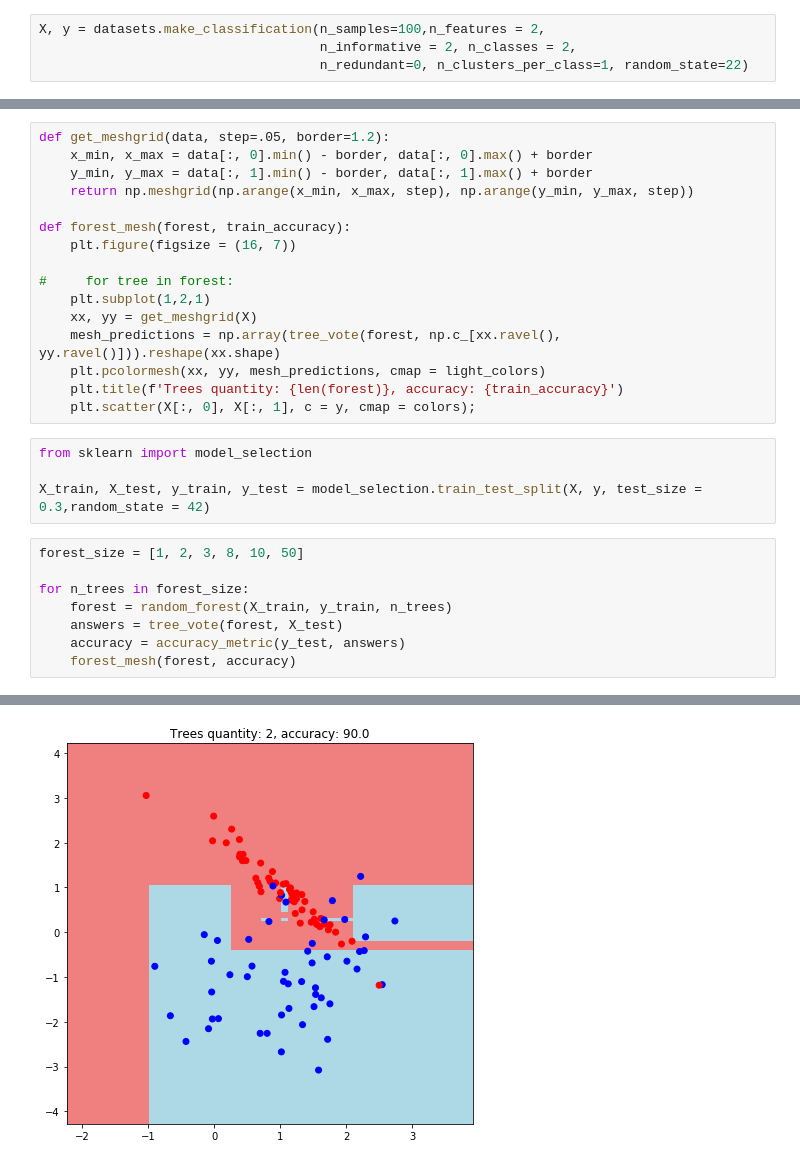
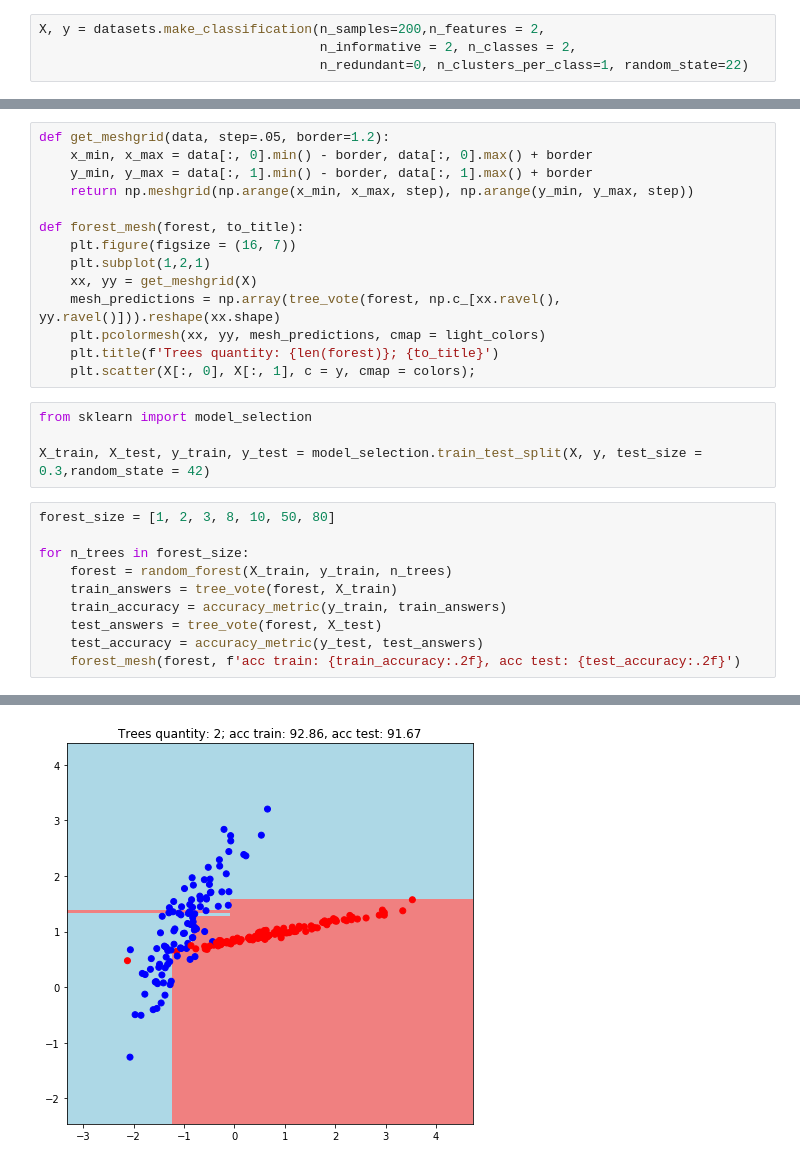
Before and after one commit to fogugy/gb_algorithms, a Jupyter notebook: hw5.ipynb, the cells around one changed output, grey strips where cells are left out. Drawn from its saved outputs; the diff is of its cells as text.

```diff
--- a/hw5.ipynb
+++ b/hw5.ipynb
@@ -7,7 +7,7 @@ from sklearn import datasets
 
 import numpy as np
 # %%
-X, y = datasets.make_classification(n_samples=100,n_features = 2,
+X, y = datasets.make_classification(n_samples=200,n_features = 2,
                                     n_informative = 2, n_classes = 2,
                                     n_redundant=0, n_clusters_per_class=1, random_state=22)
 # %%
@@ -219,26 +223,26 @@ def get_meshgrid(data, step=.05, border=1.2):
     y_min, y_max = data[:, 1].min() - border, data[:, 1].max() + border
     return np.meshgrid(np.arange(x_min, x_max, step), np.arange(y_min, y_max, step))
 
-def forest_mesh(forest, train_accuracy):
+def forest_mesh(forest, to_title):
     plt.figure(figsize = (16, 7))
-
-#     for tree in forest:
     plt.subplot(1,2,1)
     xx, yy = get_meshgrid(X)
     mesh_predictions = np.array(tree_vote(forest, np.c_[xx.ravel(), yy.ravel()])).reshape(xx.shape)
     plt.pcolormesh(xx, yy, mesh_predictions, cmap = light_colors)
-    plt.title(f'Trees quantity: {len(forest)}, accuracy: {train_accuracy}')
+    plt.title(f'Trees quantity: {len(forest)}; {to_title}')
     plt.scatter(X[:, 0], X[:, 1], c = y, cmap = colors);
 # %%
 from sklearn import model_selection
 
 X_train, X_test, y_train, y_test = model_selection.train_test_split(X, y, test_size = 0.3,random_state = 42)
 # %%
-forest_size = [1, 2, 3, 8, 10, 50]
+forest_size = [1, 2, 3, 8, 10, 50, 80]
 
 for n_trees in forest_size:
     forest = random_forest(X_train, y_train, n_trees)
-    answers = tree_vote(forest, X_test)
-    accuracy = accuracy_metric(y_test, answers)
-    forest_mesh(forest, accuracy)
+    train_answers = tree_vote(forest, X_train)
+    train_accuracy = accuracy_metric(y_train, train_answers)
+    test_answers = tree_vote(forest, X_test)
+    test_accuracy = accuracy_metric(y_test, test_answers)
+    forest_mesh(forest, f'acc train: {train_accuracy:.2f}, acc test: {test_accuracy:.2f}')
 # %% [output]
@@ -246 +250 @@ for n_trees in forest_size:
-[figure, old version]
+[figure, new version]
```
Also changed, not shown: parts of 4 cells of this notebook.
